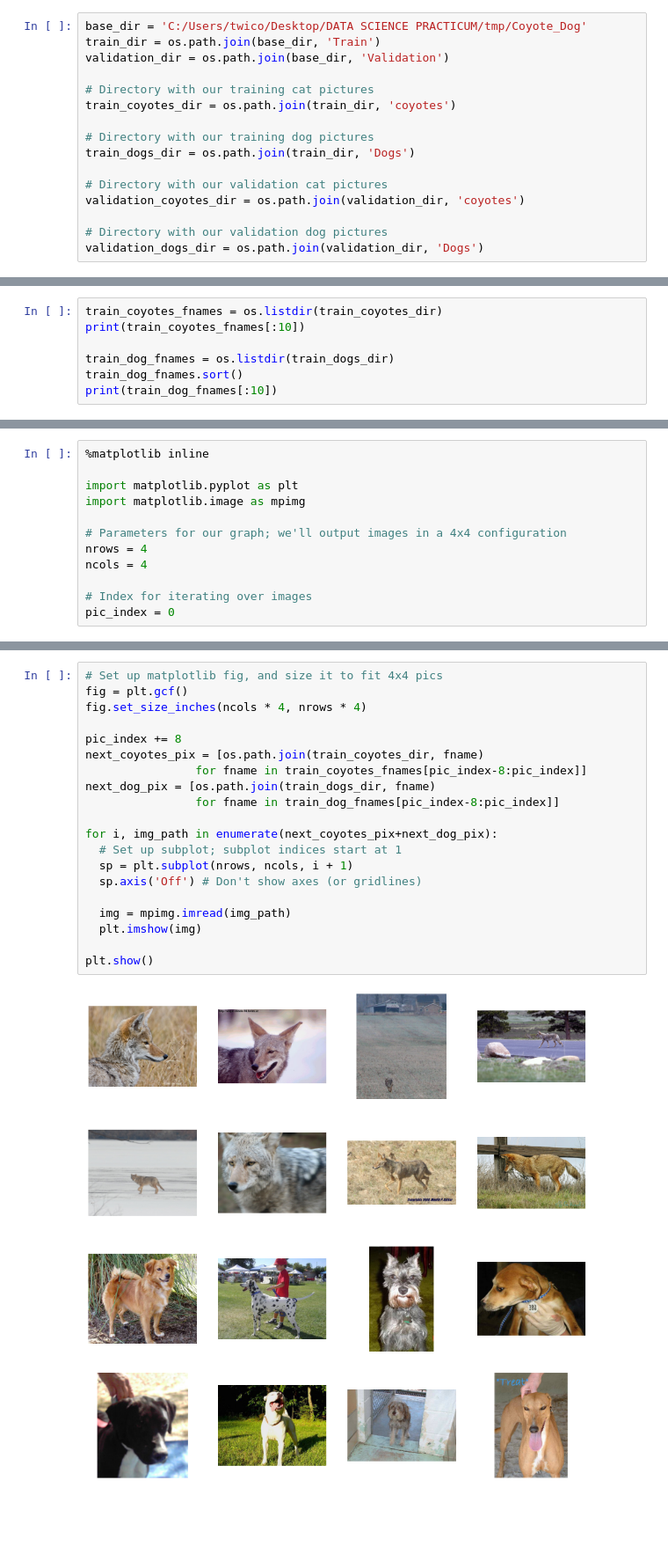
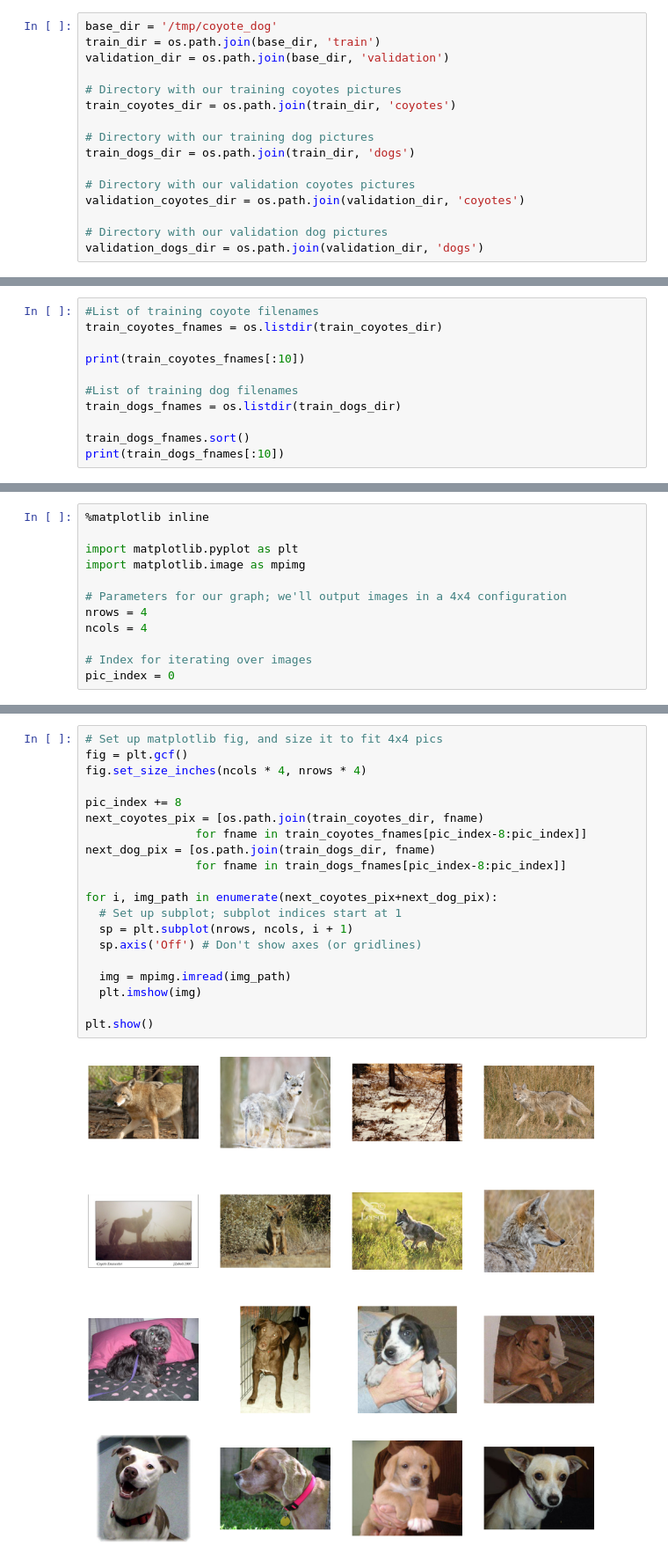
Before and after one commit to dansjack/ad-470-group2, a Jupyter notebook: Coyote or Dog.ipynb, the cells around one changed output, grey strips where cells are left out. Shown at 88% size. Cells and saved outputs as stored; diff of their text form; blank space fills up the shorter version.

```diff
--- a/Coyote or Dog.ipynb
+++ b/Coyote or Dog.ipynb
@@ -11,16 +19,16 @@ Text HERE
 # %%
-base_dir = 'C:/Users/twico/Desktop/DATA SCIENCE PRACTICUM/tmp/Coyote_Dog'
-train_dir = os.path.join(base_dir, 'Train')
-validation_dir = os.path.join(base_dir, 'Validation')
+base_dir = '/tmp/coyote_dog'
+train_dir = os.path.join(base_dir, 'train')
+validation_dir = os.path.join(base_dir, 'validation')
 
-# Directory with our training cat pictures
+# Directory with our training coyotes pictures
 train_coyotes_dir = os.path.join(train_dir, 'coyotes')
 
 # Directory with our training dog pictures
-train_dogs_dir = os.path.join(train_dir, 'Dogs')
+train_dogs_dir = os.path.join(train_dir, 'dogs')
 
-# Directory with our validation cat pictures
+# Directory with our validation coyotes pictures
 validation_coyotes_dir = os.path.join(validation_dir, 'coyotes')
 
 # Directory with our validation dog pictures
-validation_dogs_dir = os.path.join(validation_dir, 'Dogs')
+validation_dogs_dir = os.path.join(validation_dir, 'dogs')
@@ -29,8 +40,12 @@ Text HERE
 # %%
+#List of training coyote filenames
 train_coyotes_fnames = os.listdir(train_coyotes_dir)
+
 print(train_coyotes_fnames[:10])
 
-train_dog_fnames = os.listdir(train_dogs_dir)
-train_dog_fnames.sort()
-print(train_dog_fnames[:10])
+#List of training dog filenames
+train_dogs_fnames = os.listdir(train_dogs_dir)
+
+train_dogs_fnames.sort()
+print(train_dogs_fnames[:10])
 # %% [output]
@@ -67,22 +98,22 @@ MORE TEXT
 # %%
 # Set up matplotlib fig, and size it to fit 4x4 pics
 fig = plt.gcf()
 fig.set_size_inches(ncols * 4, nrows * 4)
 
 pic_index += 8
 next_coyotes_pix = [os.path.join(train_coyotes_dir, fname)
                 for fname in train_coyotes_fnames[pic_index-8:pic_index]]
 next_dog_pix = [os.path.join(train_dogs_dir, fname)
-                for fname in train_dog_fnames[pic_index-8:pic_index]]
+                for fname in train_dogs_fnames[pic_index-8:pic_index]]
 
 for i, img_path in enumerate(next_coyotes_pix+next_dog_pix):
   # Set up subplot; subplot indices start at 1
   sp = plt.subplot(nrows, ncols, i + 1)
   sp.axis('Off') # Don't show axes (or gridlines)
 
   img = mpimg.imread(img_path)
   plt.imshow(img)
 
 plt.show()
 # %% [output]
-[figure, old version]
+[figure, new version]
```
Also changed, not shown: parts of 15 cells of this notebook, 2 other files.
